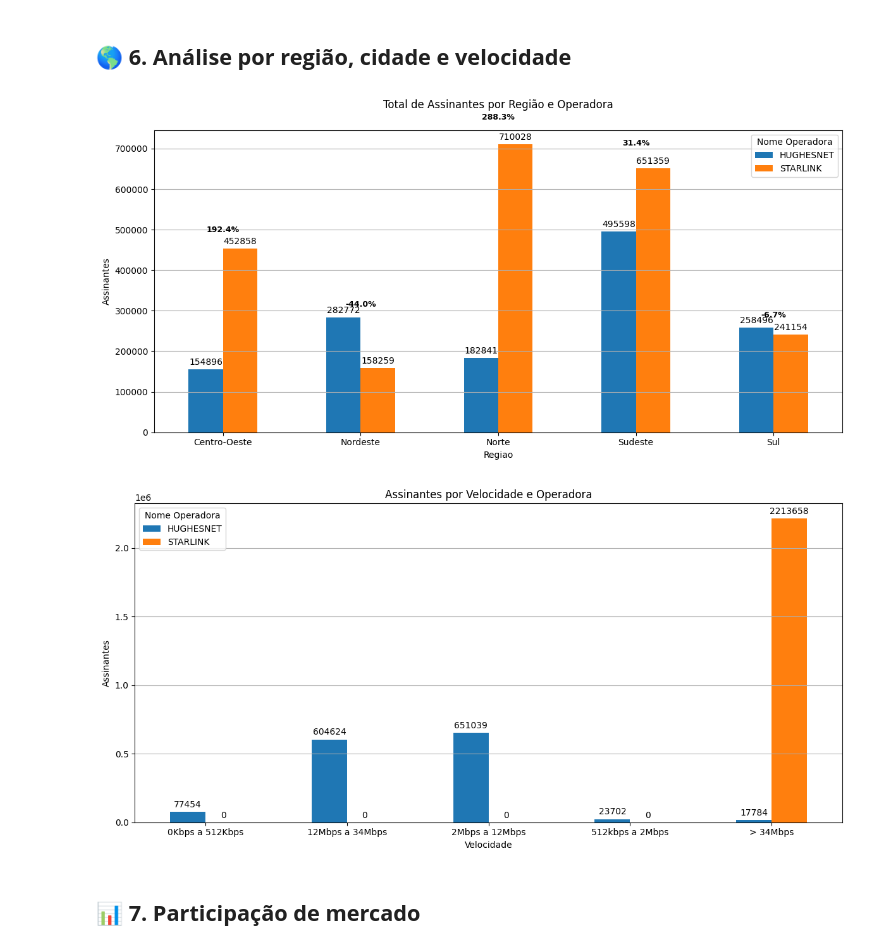
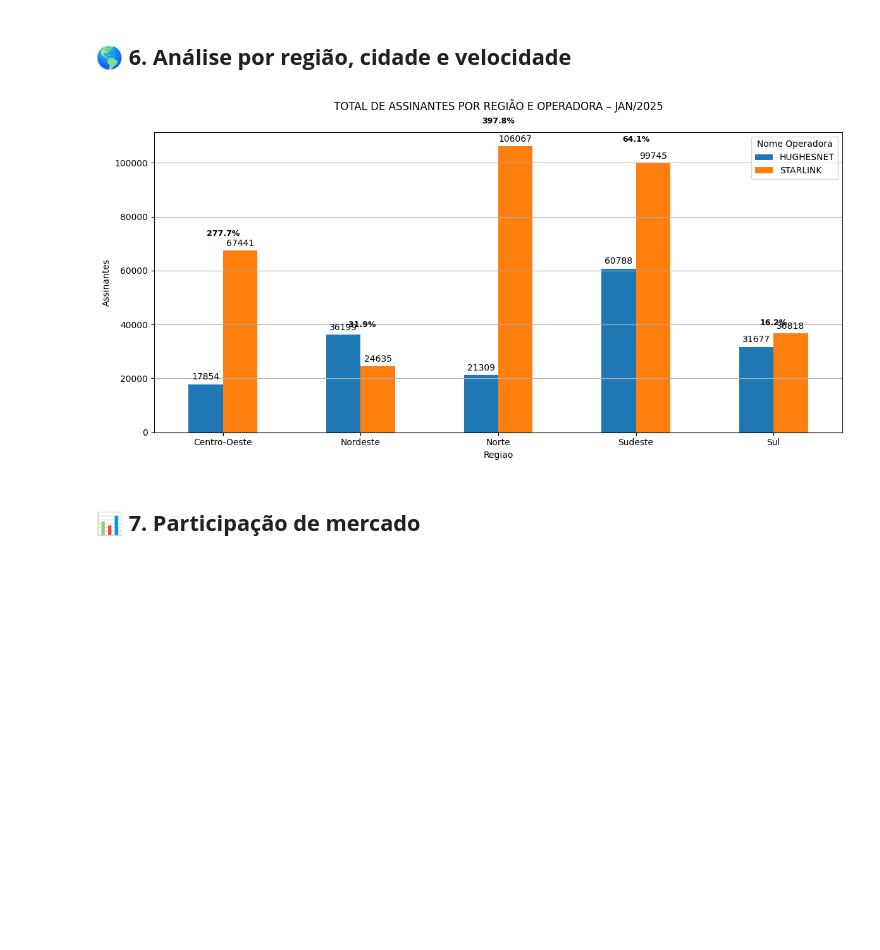
Before and after one commit to brunalves00/brunalves00, a Jupyter notebook: Case_Starlink_HughesNet.ipynb, the cells around one changed output. Saved outputs shown, nothing was run; the diff lists cells and outputs as text; code cells hidden in the pictures; blank space fills up the shorter version.

```diff
--- a/Case_Starlink_HughesNet.ipynb
+++ b/Case_Starlink_HughesNet.ipynb
@@ -164,66 +165,36 @@ plt.show()
 ## 🌎 **6. Análise por região, cidade e velocidade**
 # %%
 #Análise por Região
+ultimo_mes = df['AnoMes'].max()          # Timestamp('2024-06-01'), corrigindo a formatação p analise
+df_ultimo  = df[df['AnoMes'] == ultimo_mes] #como padrao, mas no caso atual, está jan/2025.
+                                            #com esse dataframe, se a base atualizasse e tivesse o mes de fevereiro, ele iria considerar tal como ultimo mes
+
 regiao = (
-    df.groupby(['Regiao', 'Nome Operadora'])['Base Assinantes Banda Larga']
+    df_ultimo
+      .groupby(['Regiao', 'Nome Operadora'])['Base Assinantes Banda Larga']
       .sum()
       .unstack()
 )
 
 ax1 = regiao.plot(kind='bar', figsize=(12, 6))
-plt.title('Total de Assinantes por Região e Operadora', pad=25)
-plt.ylabel('Assinantes')
-plt.grid(True, axis='y')
+ax1.set_title(f'Total de Assinantes por Região e Operadora – {ultimo_mes:%b/%Y}'.upper(),
+              pad=25)
+ax1.set_ylabel('Assinantes')
+ax1.grid(True, axis='y')
 
-# Adiciona os valores absolutos em cima das barras
-for container in ax1.containers:
-    ax1.bar_label(container, fmt='%.0f', label_type='edge', padding=3)
+for c in ax1.containers:
+    ax1.bar_label(c, fmt='%.0f', label_type='edge', padding=3)
 
-
-# Calcula e anota o % de diferença entre as operadoras
-#    % = (STARLINK – HUGHESNET) / HUGHESNET
-#452858−154896/154896 = 1,924
-#a Starlink tem ~192 % a mais de assinantes que a HughesNet nessa região (quase o triplo).
-
-pct_diff = (
-    (regiao['STARLINK'] - regiao['HUGHESNET']) / regiao['HUGHESNET'] * 100
-)
-
-
-# Para cada grupo de barras (uma região)…
-for i, (region, pct) in enumerate(pct_diff.items()):
-    # altura onde o texto ficará: topo da barra mais alta + 8 %
-    y_pos = regiao.loc[region].max() * 1.08
-    ax1.text(i, y_pos, f'{pct:.1f}%', ha='center', va='bottom', fontsize=9,
-             fontweight='bold', color='black')
-
+pct_diff = (regiao['STARLINK'] - regiao['HUGHESNET']) / regiao['HUGHESNET'] * 100
+for i, (reg, pct) in enumerate(pct_diff.items()):
+    ax1.text(i, regiao.loc[reg].max() * 1.08, f'{pct:.1f}%',
+             ha='center', fontweight='bold', fontsize=9)
 
 ax1.set_xticklabels(regiao.index, rotation=0)
 plt.tight_layout()
 plt.show()
-
-
-# --- Análise por Velocidade
-velocidade = (
-    df.groupby(['Velocidade', 'Nome Operadora'])['Base Assinantes Banda Larga']
-      .sum()
-      .unstack()
-)
-
-ax2 = velocidade.plot(kind='bar', figsize=(12, 6))
-plt.title('Assinantes por Velocidade e Operadora')
-plt.ylabel('Assinantes')
-plt.grid(True, axis='y')
-
-for container in ax2.containers:
-    ax2.bar_label(container, fmt='%.0f', label_type='edge', padding=3)
-
-ax2.set_xticklabels(velocidade.index, rotation=0)
-plt.tight_layout()
-plt.show()
 # %% [output]
-[figure, old version]
+[figure, new version]
-[figure, removed]
 # %% [markdown]
 ## 📊 **7. Participação de mercado**
 # %%
```
Also changed, not shown: parts of 3 cells of this notebook.
